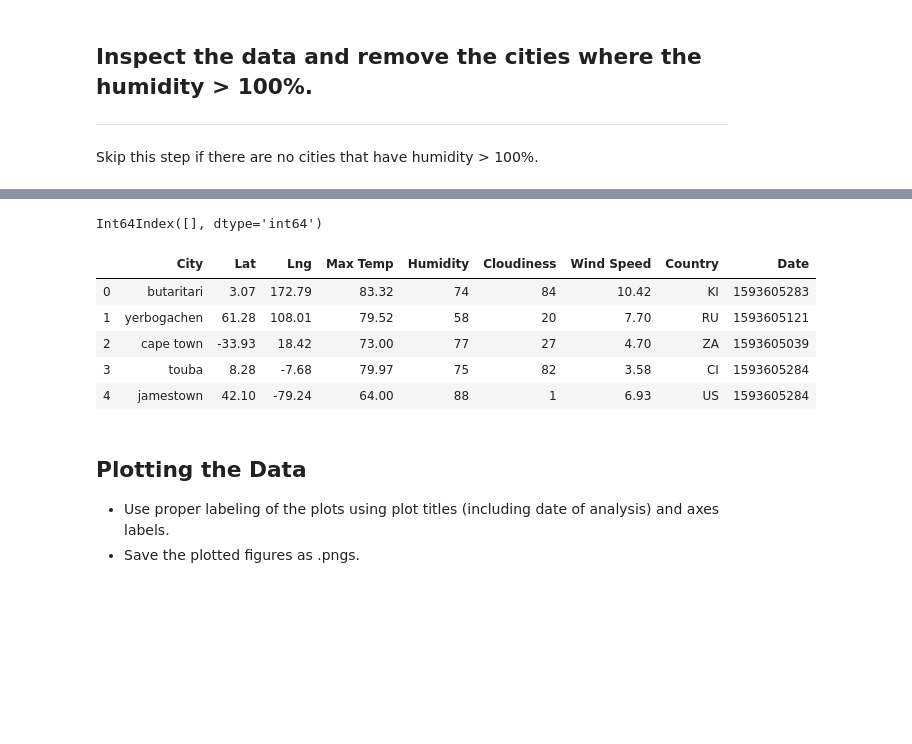
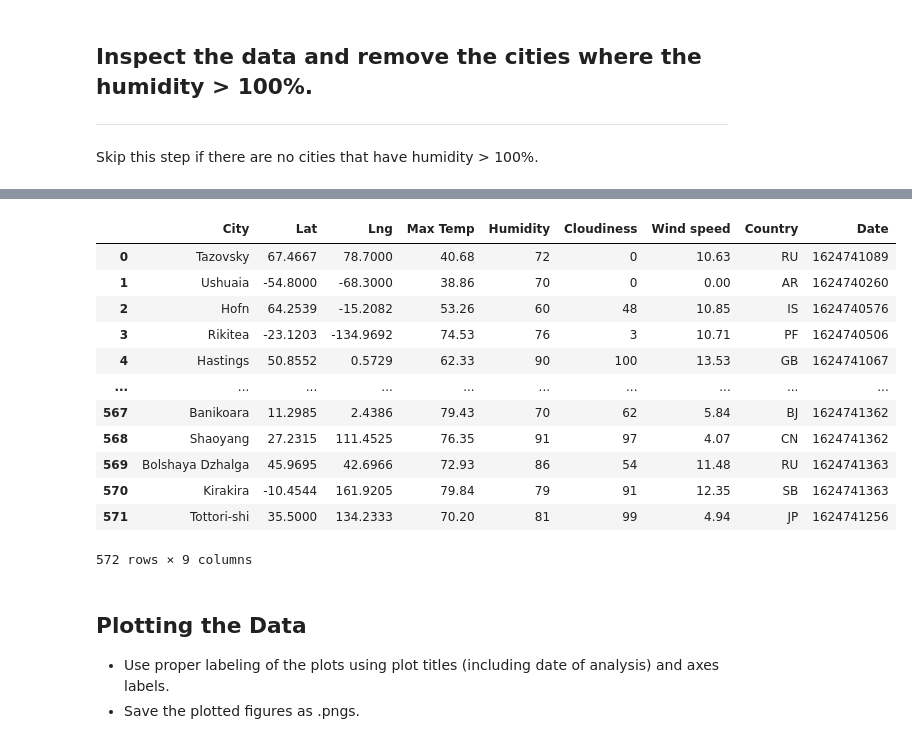
Before and after one commit to amendoza1990/python-api-challenge, a Jupyter notebook: WeatherPy/WeatherPy.ipynb, the cells around one changed output, grey strips where cells are left out. Saved outputs shown, nothing was run; the diff lists cells and outputs as text; code cells hidden in the pictures; blank space fills up the shorter version.

Commit message:
Add final weather file

```diff
--- a/WeatherPy/WeatherPy.ipynb
+++ b/WeatherPy/WeatherPy.ipynb
@@ -99,0 +146,8 @@ Data Retrieval Complete
+# %%
+
+data_dict = {"City":city_list, "Lat": lat_list, "Lng":lng_list, "Max Temp":max_temp_list, "Humidity": humidity_list, "Cloudiness": cloudiness_list,"Wind speed": wind_speed_list,"Country":country_list, "Date":date_list }
+
+#Data frame from dictionary.
+weather_data_df.to_csv(output_data_file)
+weather_data_df = pd.DataFrame (data_dict)
+weather_data_df.describe()
@@ -115,17 +184,25 @@ Skip this step if there are no cities that have humidity > 100%.
 # %%
 #  Get the indices of cities that have humidity over 100%.
+index_humidity = weather_data_df[ weather_data_df['Humidity'] >100 ].index
-# %% [output]
-Int64Index([], dtype='int64')
 # %%
 # Make a new DataFrame equal to the city data to drop all humidity outliers by index.
 # Passing "inplace=False" will make a copy of the city_data DataFrame, which we call "clean_city_data".
+clean_city_data = weather_data_df.drop(index_humidity, inplace = False)
+clean_city_data
 # %% [output]
-|  | City | Lat | Lng | Max Temp | Humidity | Cloudiness | Wind Speed | Country | Date |
-| 0 | butaritari | 3.07 | 172.79 | 83.32 | 74 | 84 | 10.42 | KI | 1593605283 |
-| 1 | yerbogachen | 61.28 | 108.01 | 79.52 | 58 | 20 | 7.70 | RU | 1593605121 |
-| 2 | cape town | -33.93 | 18.42 | 73.00 | 77 | 27 | 4.70 | ZA | 1593605039 |
-| 3 | touba | 8.28 | -7.68 | 79.97 | 75 | 82 | 3.58 | CI | 1593605284 |
-| 4 | jamestown | 42.10 | -79.24 | 64.00 | 88 | 1 | 6.93 | US | 1593605284 |
+|  | City | Lat | Lng | Max Temp | Humidity | Cloudiness | Wind speed | Country | Date |
+| 0 | Tazovsky | 67.4667 | 78.7000 | 40.68 | 72 | 0 | 10.63 | RU | 1624741089 |
+| 1 | Ushuaia | -54.8000 | -68.3000 | 38.86 | 70 | 0 | 0.00 | AR | 1624740260 |
+| 2 | Hofn | 64.2539 | -15.2082 | 53.26 | 60 | 48 | 10.85 | IS | 1624740576 |
+| 3 | Rikitea | -23.1203 | -134.9692 | 74.53 | 76 | 3 | 10.71 | PF | 1624740506 |
+| 4 | Hastings | 50.8552 | 0.5729 | 62.33 | 90 | 100 | 13.53 | GB | 1624741067 |
+| ... | ... | ... | ... | ... | ... | ... | ... | ... | ... |
+| 567 | Banikoara | 11.2985 | 2.4386 | 79.43 | 70 | 62 | 5.84 | BJ | 1624741362 |
+| 568 | Shaoyang | 27.2315 | 111.4525 | 76.35 | 91 | 97 | 4.07 | CN | 1624741362 |
+| 569 | Bolshaya Dzhalga | 45.9695 | 42.6966 | 72.93 | 86 | 54 | 11.48 | RU | 1624741363 |
+| 570 | Kirakira | -10.4544 | 161.9205 | 79.84 | 79 | 91 | 12.35 | SB | 1624741363 |
+| 571 | Tottori-shi | 35.5000 | 134.2333 | 70.20 | 81 | 99 | 4.94 | JP | 1624741256 |
+572 rows × 9 columns
 # %% [markdown]
 ## Plotting the Data
 * Use proper labeling of the plots using plot titles (including date of analysis) and axes labels.
```
Also changed, not shown: parts of 33 cells of this notebook, 7 other files.
